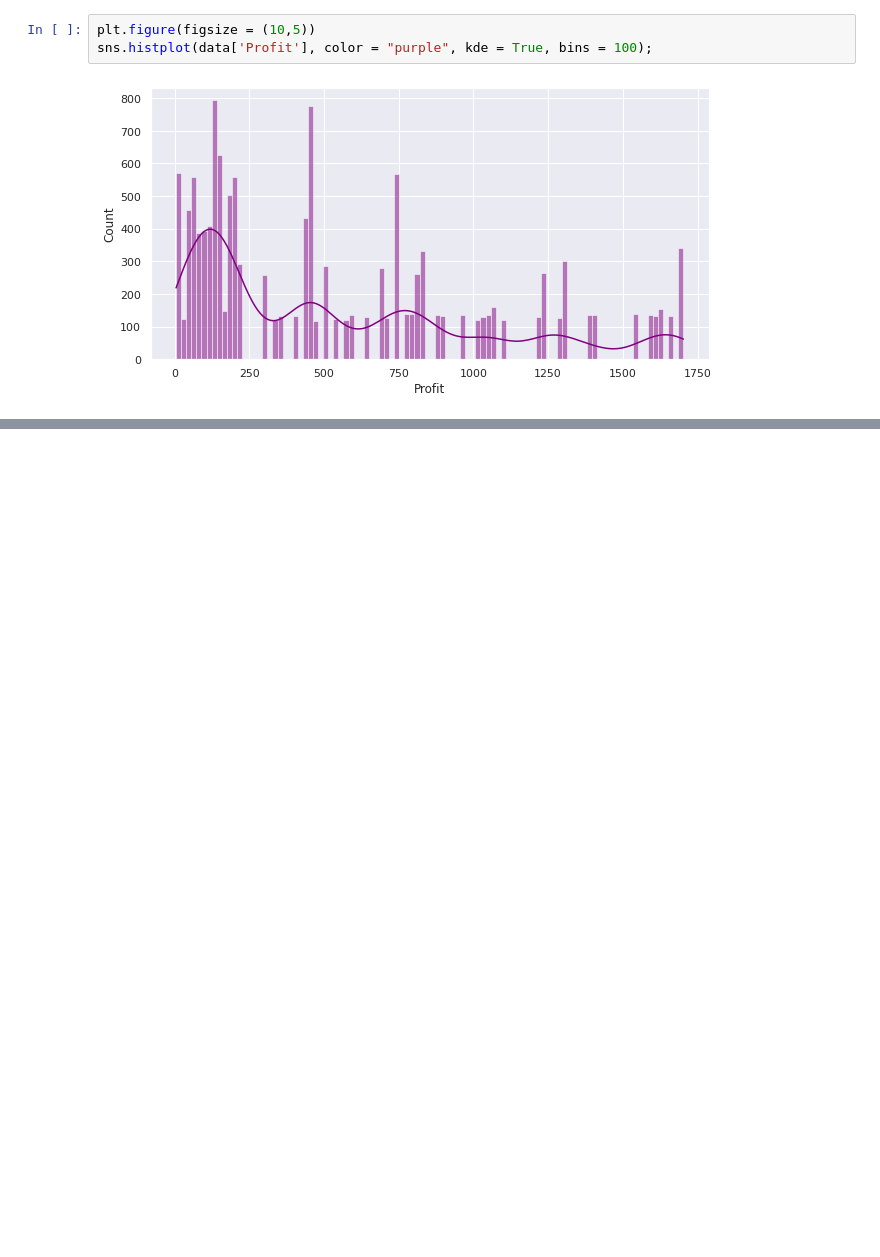
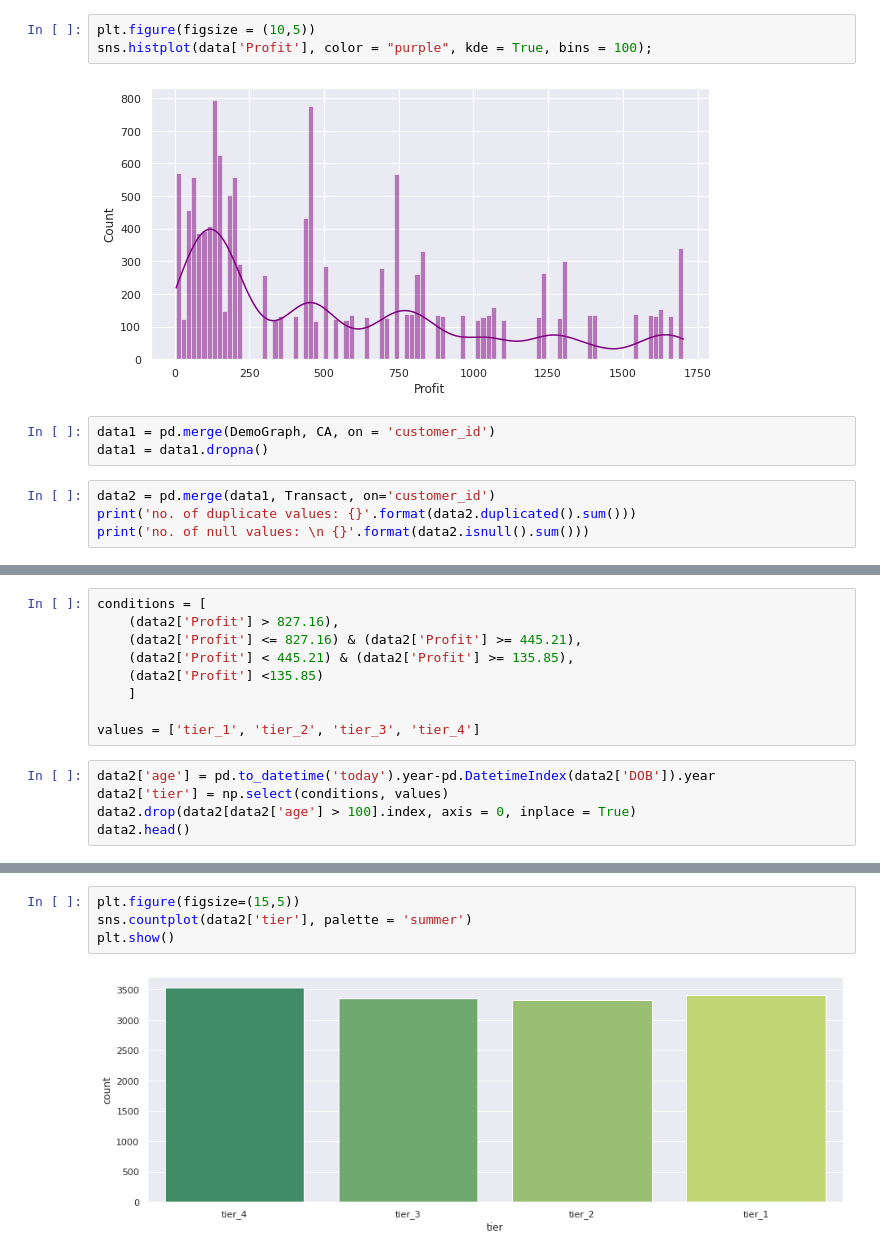
Before and after one commit to Dineshkumar-Anbalagan/KPMG-Data-Analytics-Consulting-Virtual-Internship, a Jupyter notebook: KPMG_Part_2.ipynb, the cells around one changed output, grey strips where cells are left out. Saved outputs shown, nothing was run; the diff lists cells and outputs as text; blank space fills up the shorter version.

```diff
--- a/KPMG_Part_2.ipynb
+++ b/KPMG_Part_2.ipynb
@@ -554,3 +542,10 @@ plt.figure(figsize = (10,5))
 sns.histplot(data['Profit'], color = "purple", kde = True, bins = 100);
 # %% [output]
 [figure]
+# %%
+data1 = pd.merge(DemoGraph, CA, on = 'customer_id')
+data1 = data1.dropna()
+# %%
+data2 = pd.merge(data1, Transact, on='customer_id')
+print('no. of duplicate values: {}'.format(data2.duplicated().sum()))
+print('no. of null values: \n {}'.format(data2.isnull().sum()))
@@ -556,0 +579,14 @@ sns.histplot(data['Profit'], color = "purple", kde = True, bins = 100);
+# %%
+conditions = [
+    (data2['Profit'] > 827.16),
+    (data2['Profit'] <= 827.16) & (data2['Profit'] >= 445.21),
+    (data2['Profit'] < 445.21) & (data2['Profit'] >= 135.85),
+    (data2['Profit'] <135.85)
+    ]
+
+values = ['tier_1', 'tier_2', 'tier_3', 'tier_4']
+# %%
+data2['age'] = pd.to_datetime('today').year-pd.DatetimeIndex(data2['DOB']).year
+data2['tier'] = np.select(conditions, values)
+data2.drop(data2[data2['age'] > 100].index, axis = 0, inplace = True)
+data2.head()
@@ -556,0 +612,6 @@ sns.histplot(data['Profit'], color = "purple", kde = True, bins = 100);
+# %%
+plt.figure(figsize=(15,5))
+sns.countplot(data2['tier'], palette = 'summer')
+plt.show()
+# %% [output]
+[figure, added]
```
Also changed, not shown: parts of 27 cells of this notebook.
